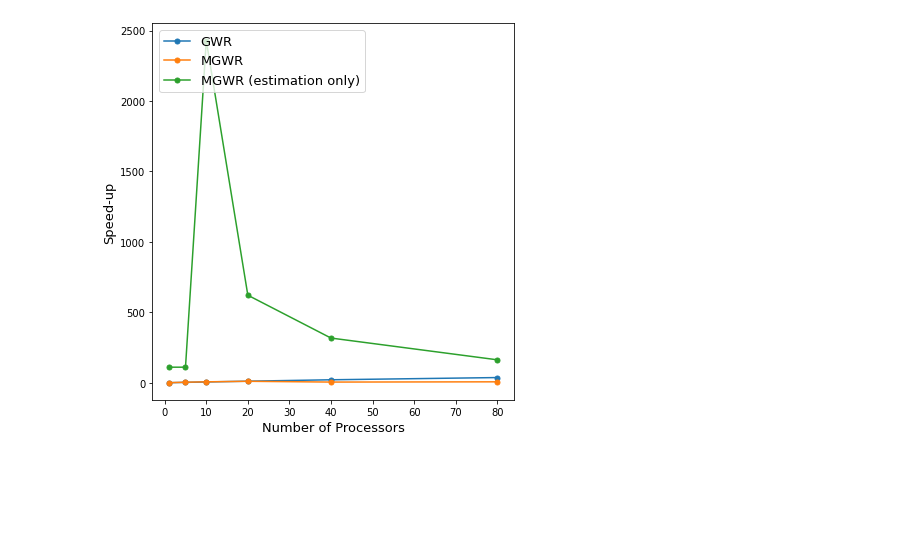
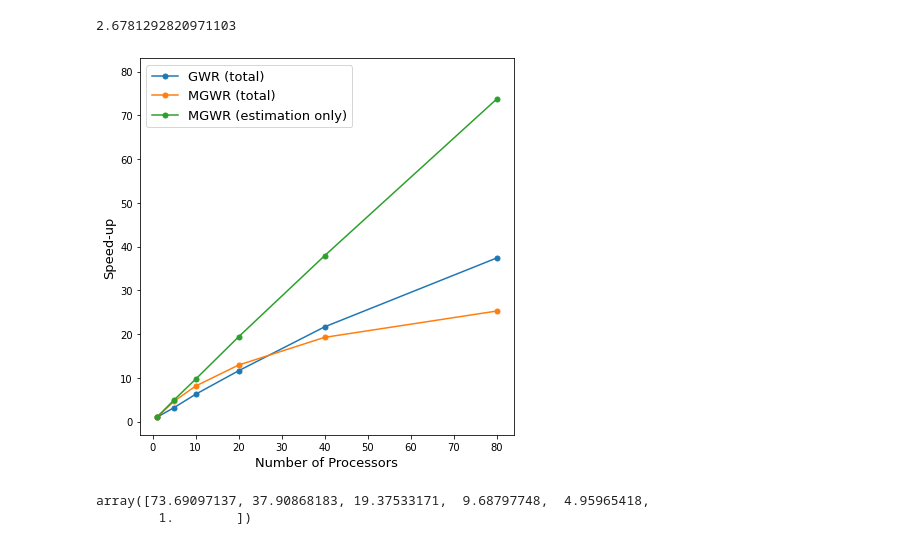
Before and after one commit to Ziqi-Li/FastGWR, a Jupyter notebook: paper/figure maker.ipynb, the cells around one changed output. Saved outputs shown, nothing was run; the diff lists cells and outputs as text; code cells hidden in the pictures; blank space fills up the shorter version.

```diff
--- a/paper/figure maker.ipynb
+++ b/paper/figure maker.ipynb
@@ -1,27 +1,48 @@
 # %%
 import matplotlib.pyplot as plt
 import numpy as np
+# %%
+2247.62/839.25
+# %% [output]
+2.6781292820971103
 # %%
 gwr = np.array([18.0,31.07,57.89,107.72,210.04,673.0])
-gwr = gwr[-1]/gwr
 
-mgwr = np.array([888.39,1165.61,583,882,1479,6334])
-mgwr = mgwr[-1]/mgwr
-mgwr_2 = np.array([163.48,317.79,621.77,2429.0, 111,111])
+#gwr = np.array([33.14,60.67,107.97,170.97,309.48,829.85])
+
+#gwr = np.array([839.25,1676.3,2247.62])
+
+mgwr = np.array([888.39,1165.61,1735.79, 2762.86, 4825.57, 22451.34])
+
+mgwr_2 = np.array([163.48,317.79,621.77,1243.5, 2429.0, 12047])
+
+mgwr_3 = mgwr - mgwr_2
+
 nproc = [80,40,20,10,5,1]
 # %%
+gwr = gwr[-1]/gwr
+mgwr = mgwr[-1]/mgwr
+mgwr_2 = mgwr_2[-1]/mgwr_2
+mgwr_3 = mgwr_3[-1]/mgwr_3
+
 flg = plt.figure(figsize=(6, 6))
 
-plt.plot(nproc,gwr,marker="o",label="GWR",markersize=5)
-plt.plot(nproc,mgwr,marker="o",label="MGWR",markersize=5)
+plt.plot(nproc,gwr,marker="o",label="GWR (total)",markersize=5)
+plt.plot(nproc,mgwr,marker="o",label="MGWR (total)",markersize=5)
 plt.plot(nproc,mgwr_2,marker="o",label="MGWR (estimation only)",markersize=5)
-#plt.ylim(0,40)
+#plt.plot(nproc,mgwr_3,marker="o",label="MGWR (estimation only)",markersize=5)
+plt.ylim(-3,83)
 plt.ylabel('Speed-up',fontsize=13)
 plt.xlabel('Number of Processors',fontsize=13)
 plt.legend(loc='upper left',fontsize=13)
 #plt.title('(b)',pad=-390)
 
 plt.tight_layout()
 plt.savefig('scalability.png', format='png', dpi=900)
 # %% [output]
-[figure, old version]
+[figure, new version]
+# %%
+mgwr_2
+# %% [output]
+array([73.69097137, 37.90868183, 19.37533171,  9.68797748,  4.95965418,
+        1.        ])
```
Also changed, not shown: parts of 1 cell of this notebook, 10 other files.
